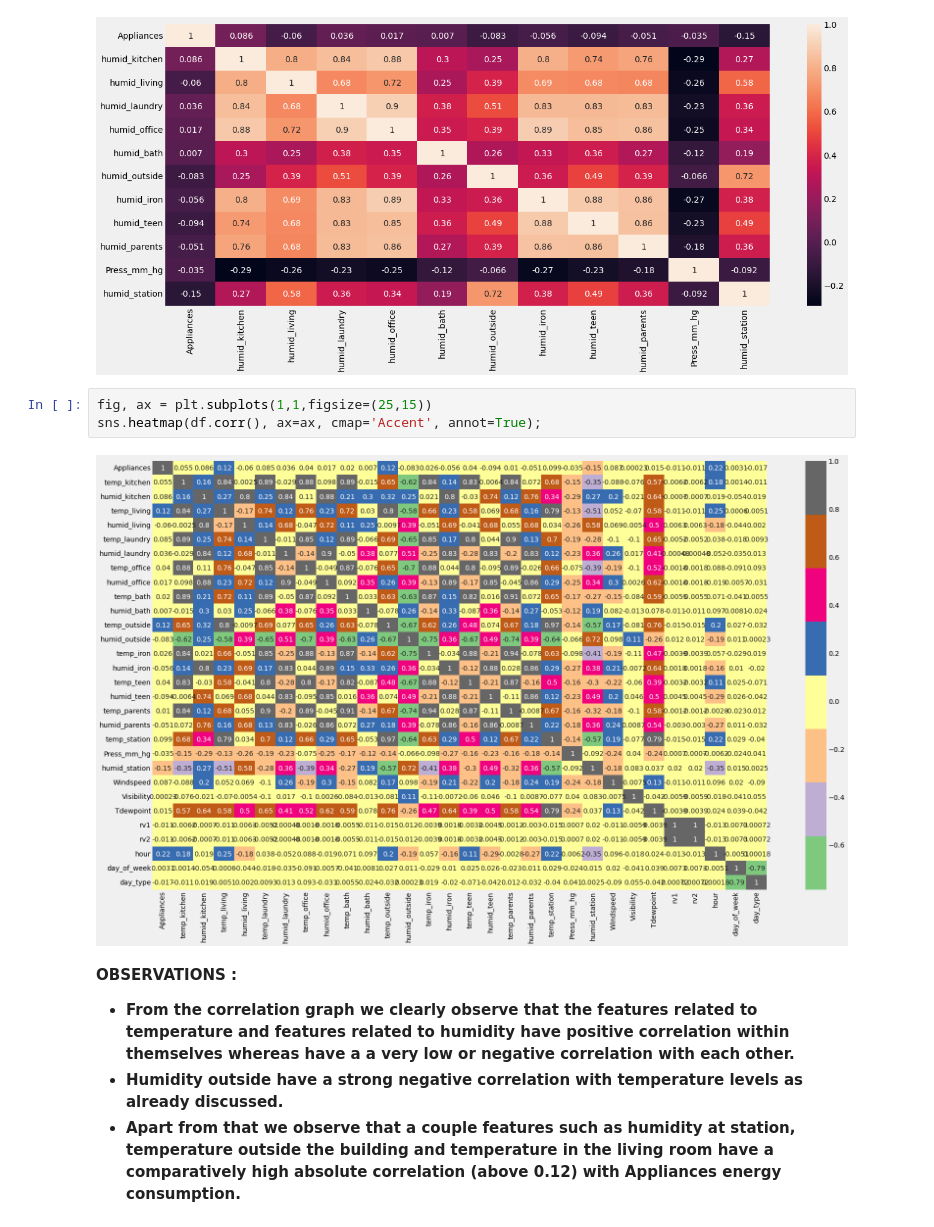
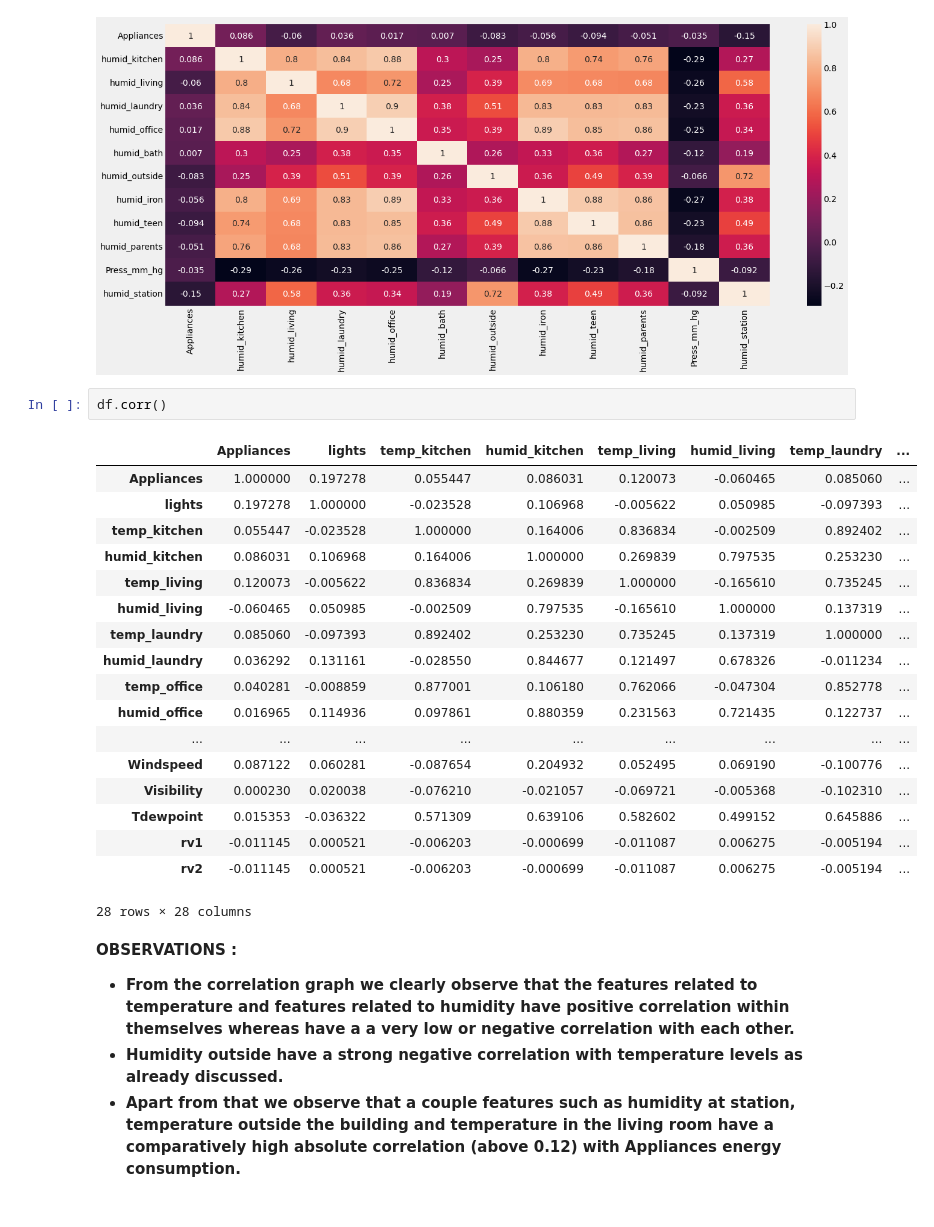
Before and after one commit to amrita-sarkar1/Appliance-Energy-Prediction, a Jupyter notebook: Appliance_Energy_Prediction_.ipynb, the cells around one changed output. Cells and saved outputs as stored; diff of their text form.

```diff
--- a/Appliance_Energy_Prediction_.ipynb
+++ b/Appliance_Energy_Prediction_.ipynb
@@ -278,11 +291,27 @@ sns.heatmap(df[['Appliances',  'humid_kitchen',
        'humid_station',]].corr(), ax=ax, annot=True);
 # %% [output]
 [figure]
-# %%
-fig, ax = plt.subplots(1,1,figsize=(25,15))
-sns.heatmap(df.corr(), ax=ax, cmap='Accent', annot=True);
-# %% [output]
-[figure, removed]
+# %%
+df.corr()
+# %% [output]
+|  | Appliances | lights | temp_kitchen | humid_kitchen | temp_living | humid_living | temp_laundry | ... |
+| Appliances | 1.000000 | 0.197278 | 0.055447 | 0.086031 | 0.120073 | -0.060465 | 0.085060 | ... |
+| lights | 0.197278 | 1.000000 | -0.023528 | 0.106968 | -0.005622 | 0.050985 | -0.097393 | ... |
+| temp_kitchen | 0.055447 | -0.023528 | 1.000000 | 0.164006 | 0.836834 | -0.002509 | 0.892402 | ... |
+| humid_kitchen | 0.086031 | 0.106968 | 0.164006 | 1.000000 | 0.269839 | 0.797535 | 0.253230 | ... |
+| temp_living | 0.120073 | -0.005622 | 0.836834 | 0.269839 | 1.000000 | -0.165610 | 0.735245 | ... |
+| humid_living | -0.060465 | 0.050985 | -0.002509 | 0.797535 | -0.165610 | 1.000000 | 0.137319 | ... |
+| temp_laundry | 0.085060 | -0.097393 | 0.892402 | 0.253230 | 0.735245 | 0.137319 | 1.000000 | ... |
+| humid_laundry | 0.036292 | 0.131161 | -0.028550 | 0.844677 | 0.121497 | 0.678326 | -0.011234 | ... |
+| temp_office | 0.040281 | -0.008859 | 0.877001 | 0.106180 | 0.762066 | -0.047304 | 0.852778 | ... |
+| humid_office | 0.016965 | 0.114936 | 0.097861 | 0.880359 | 0.231563 | 0.721435 | 0.122737 | ... |
+| ... | ... | ... | ... | ... | ... | ... | ... | ... |
+| Windspeed | 0.087122 | 0.060281 | -0.087654 | 0.204932 | 0.052495 | 0.069190 | -0.100776 | ... |
+| Visibility | 0.000230 | 0.020038 | -0.076210 | -0.021057 | -0.069721 | -0.005368 | -0.102310 | ... |
+| Tdewpoint | 0.015353 | -0.036322 | 0.571309 | 0.639106 | 0.582602 | 0.499152 | 0.645886 | ... |
+| rv1 | -0.011145 | 0.000521 | -0.006203 | -0.000699 | -0.011087 | 0.006275 | -0.005194 | ... |
+| rv2 | -0.011145 | 0.000521 | -0.006203 | -0.000699 | -0.011087 | 0.006275 | -0.005194 | ... |
+28 rows × 28 columns
 # %% [markdown]
 **OBSERVATIONS :**
 
```
Also changed, not shown: parts of 20 cells of this notebook.
